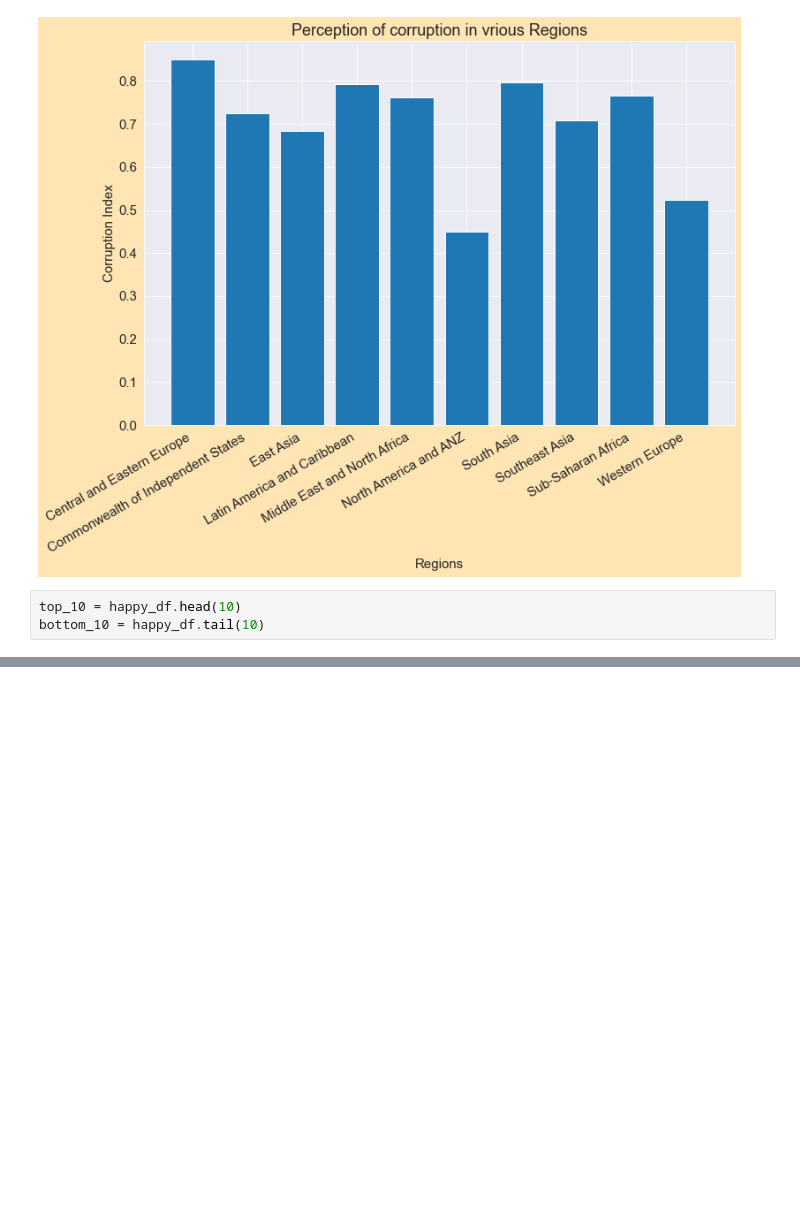
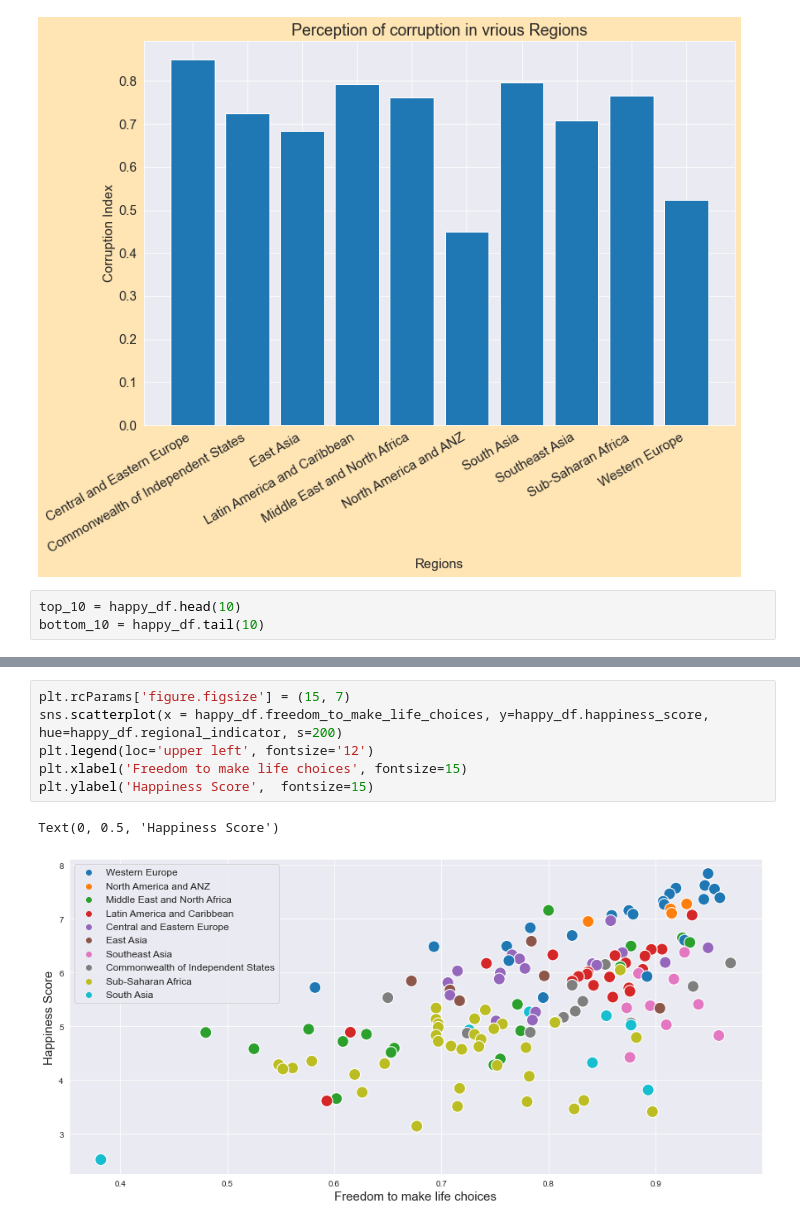
Before and after one commit to eliud-kagema/world-happiness-analysis, a Jupyter notebook: world-happiness-report-2021.ipynb, the cells around one changed output, grey strips where cells are left out. Drawn from its saved outputs; the diff is of its cells as text; blank space fills up the shorter version.

```diff
--- a/world-happiness-report-2021.ipynb
+++ b/world-happiness-report-2021.ipynb
@@ -168,0 +169,9 @@ Text(112.125, 0.5, 'Life Expectancy')
+# %%
+plt.rcParams['figure.figsize'] = (15, 7)
+sns.scatterplot(x = happy_df.freedom_to_make_life_choices, y=happy_df.happiness_score, hue=happy_df.regional_indicator, s=200)
+plt.legend(loc='upper left', fontsize='12')
+plt.xlabel('Freedom to make life choices', fontsize=15)
+plt.ylabel('Happiness Score',  fontsize=15)
+# %% [output]
+Text(0, 0.5, 'Happiness Score')
+[figure, added]
```
Also changed, not shown: parts of 2 cells of this notebook.
